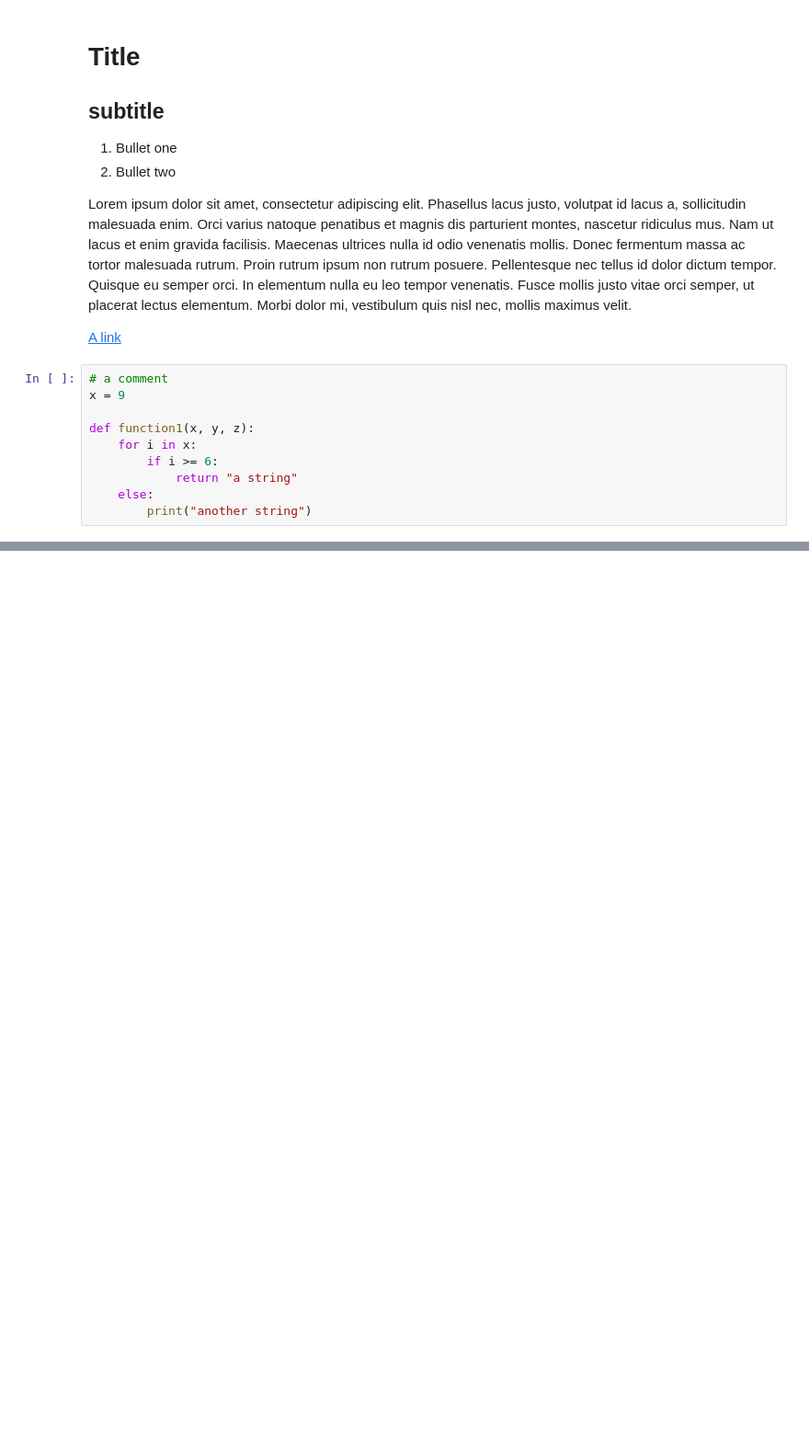
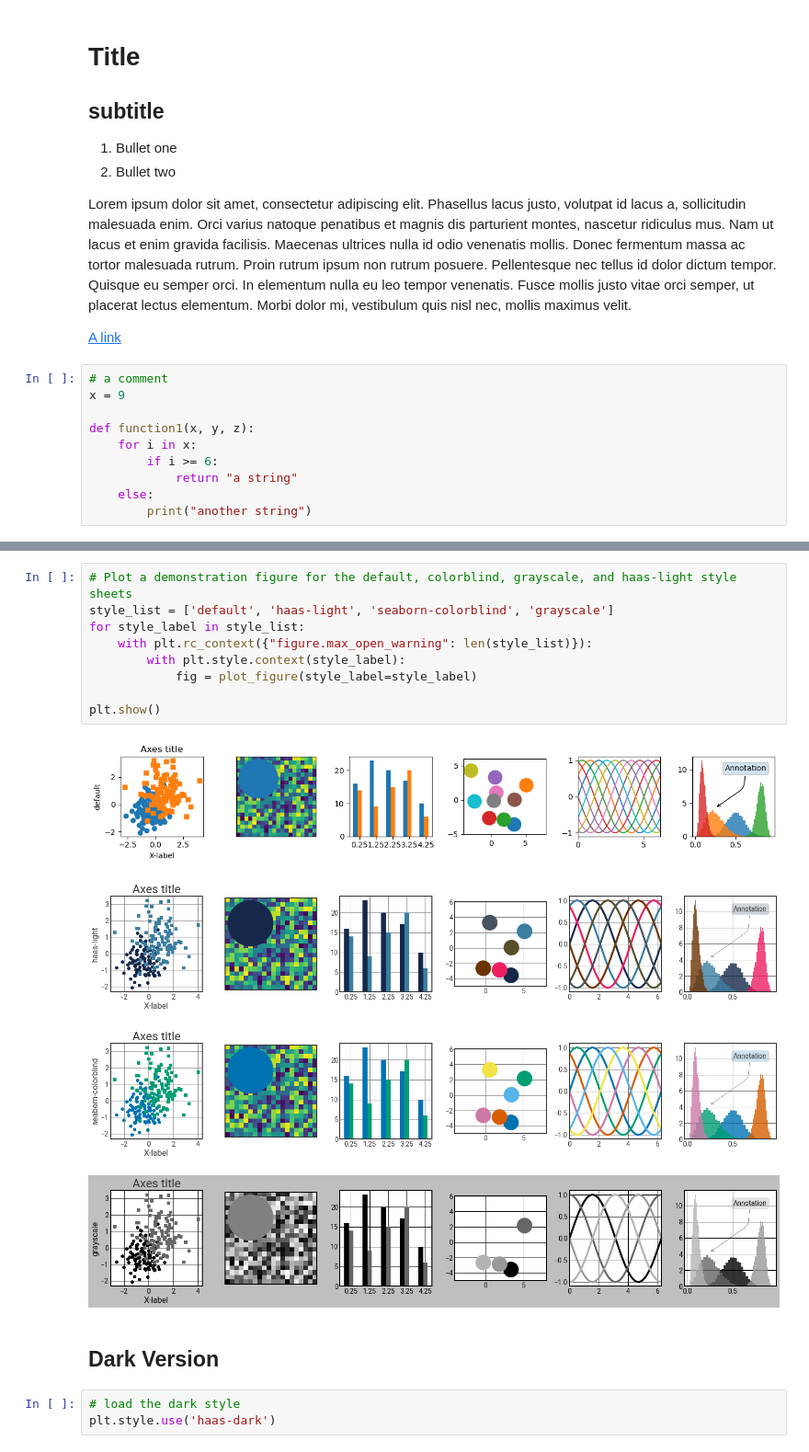
Before and after one commit to haas-digital/jupyter-styling, a Jupyter notebook: style-test.ipynb, the cells around one changed output, grey strips where cells are left out. Shown at 92% size. Cells and saved outputs as stored; diff of their text form; blank space fills up the shorter version.

```diff
--- a/style-test.ipynb
+++ b/style-test.ipynb
@@ -75,0 +93,19 @@ plt.ylabel("y label");
+# %%
+# Plot a demonstration figure for the default, colorblind, grayscale, and haas-light style sheets
+style_list = ['default', 'haas-light', 'seaborn-colorblind', 'grayscale']
+for style_label in style_list:
+    with plt.rc_context({"figure.max_open_warning": len(style_list)}):
+        with plt.style.context(style_label):
+            fig = plot_figure(style_label=style_label)
+
+plt.show()
+# %% [output]
+[figure, added]
+[figure, added]
+[figure, added]
+[figure, added]
+# %% [markdown]
+## Dark Version
+# %%
+# load the dark style
+plt.style.use('haas-dark')
```
Also changed, not shown: parts of 14 cells of this notebook, 2 other files.
